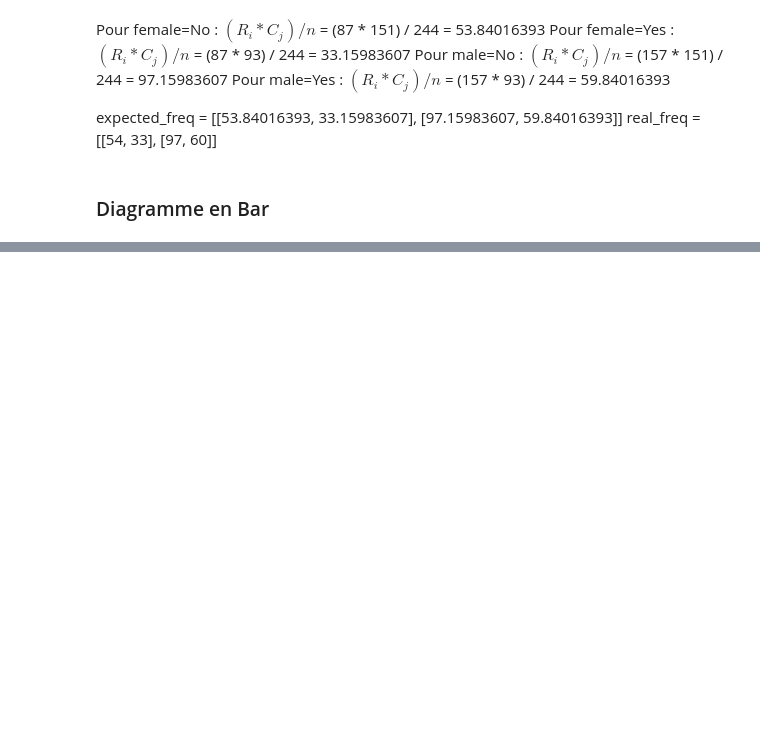
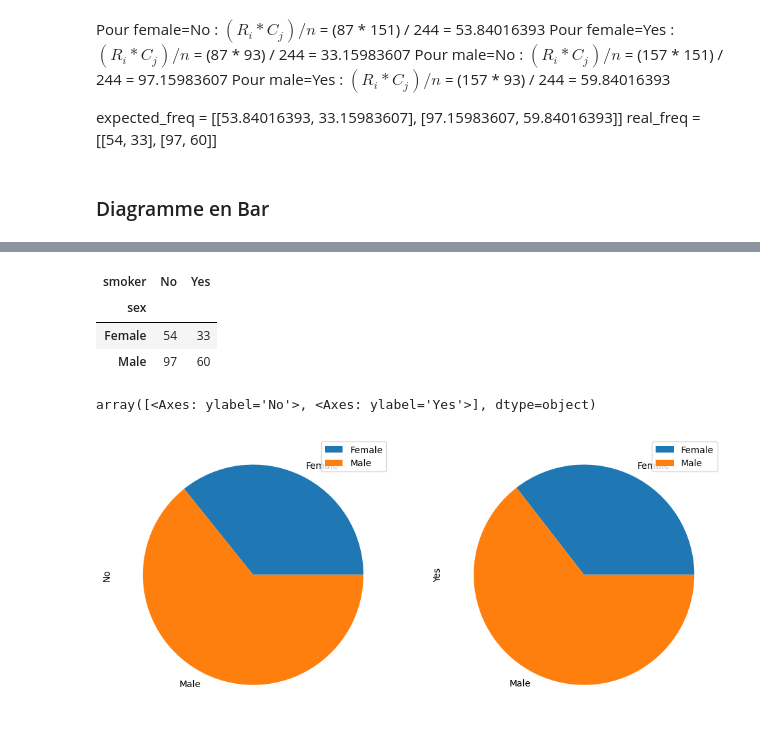
Before and after one commit to DavidTGAUTIER/mini-projects, a Jupyter notebook: Pandas-Stats/stats.ipynb, the cells around one changed output, grey strips where cells are left out. Saved outputs shown, nothing was run; the diff lists cells and outputs as text; code cells hidden in the pictures; blank space fills up the shorter version.

```diff
--- a/Pandas-Stats/stats.ipynb
+++ b/Pandas-Stats/stats.ipynb
@@ -935,0 +963,11 @@ t.plot.bar()
+# %%
+t = pd.crosstab(tips.sex, tips.smoker)
+display(t)
+t.plot.pie(subplots=True, figsize = (12, 6))
+# %% [output]
+| smoker | No | Yes |
+| sex |  |  |
+| Female | 54 | 33 |
+| Male | 97 | 60 |
+array([<Axes: ylabel='No'>, <Axes: ylabel='Yes'>], dtype=object)
+[figure, added]
```
Also changed, not shown: parts of 11 cells of this notebook.
